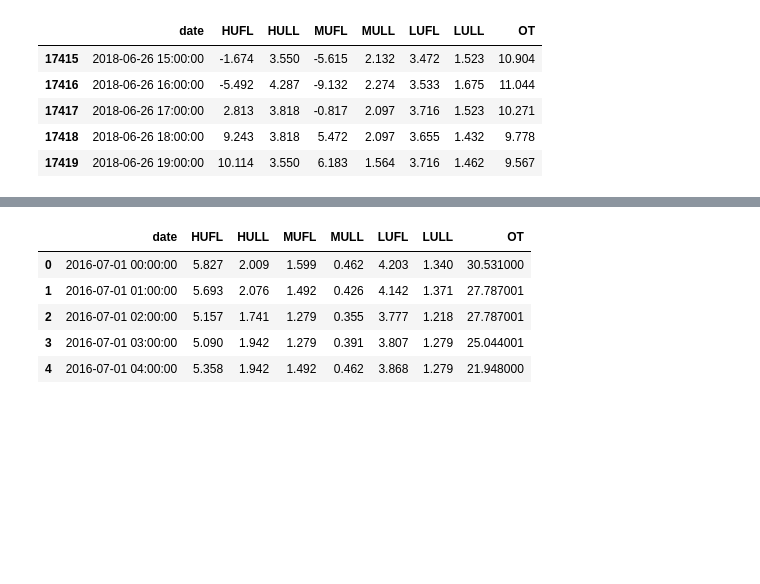
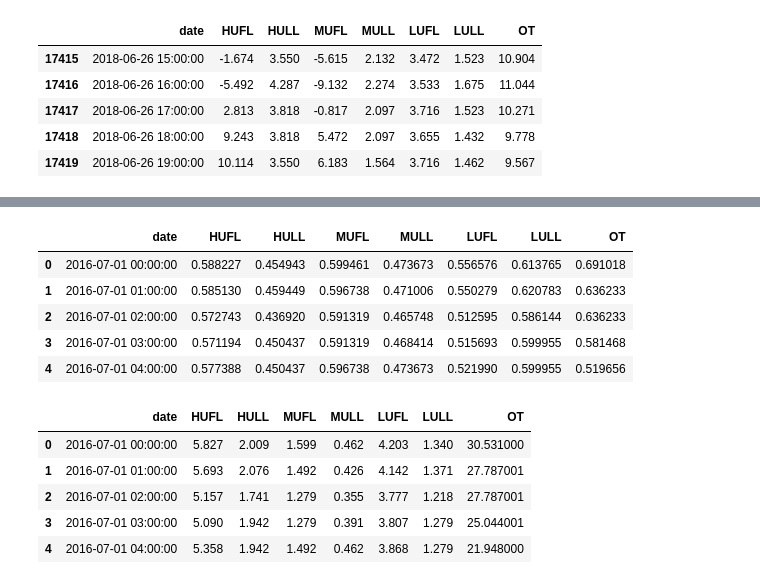
Before and after one commit to ginofft/TimeSeriesAnalysis, a Jupyter notebook: playground.ipynb, the cells around one changed output, grey strips where cells are left out. Drawn from its saved outputs; the diff is of its cells as text; code cells hidden in the pictures; blank space fills up the shorter version.

```diff
--- a/playground.ipynb
+++ b/playground.ipynb
@@ -32,0 +45,8 @@ test_df = test_df.reset_index(drop=True)
+# %%
+input_field = ['HUFL', 'HULL', 'MUFL', 'MULL', 'LUFL', 'LULL']
+output_field = ['OT']
+timeseries_field = input_field + output_field
+train_maxs = train_df[timeseries_field].max()
+train_mins = train_df[timeseries_field].min()
+# %%
+train_df[timeseries_field] = (train_df[timeseries_field] - train_mins)/(train_maxs - train_mins)
@@ -33,3 +75,12 @@ test_df = test_df.reset_index(drop=True)
+# %%
+train_df.head()
+# %% [output]
+|  | date | HUFL | HULL | MUFL | MULL | LUFL | LULL | OT |
+| 0 | 2016-07-01 00:00:00 | 0.588227 | 0.454943 | 0.599461 | 0.473673 | 0.556576 | 0.613765 | 0.691018 |
+| 1 | 2016-07-01 01:00:00 | 0.585130 | 0.459449 | 0.596738 | 0.471006 | 0.550279 | 0.620783 | 0.636233 |
+| 2 | 2016-07-01 02:00:00 | 0.572743 | 0.436920 | 0.591319 | 0.465748 | 0.512595 | 0.586144 | 0.636233 |
+| 3 | 2016-07-01 03:00:00 | 0.571194 | 0.450437 | 0.591319 | 0.468414 | 0.515693 | 0.599955 | 0.581468 |
+| 4 | 2016-07-01 04:00:00 | 0.577388 | 0.450437 | 0.596738 | 0.473673 | 0.521990 | 0.599955 | 0.519656 |
 # %%
 train_df.head()
 # %% [output]
```
Also changed, not shown: parts of 3 cells of this notebook, 3 other files.
